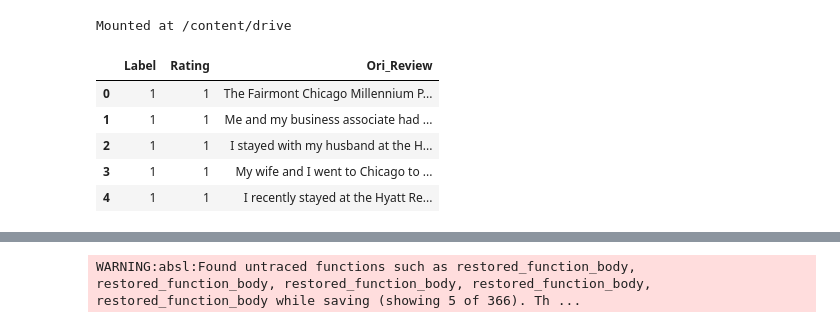
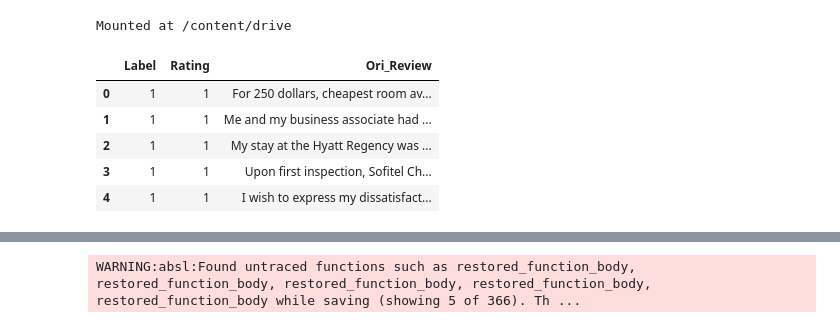
Before and after one commit to shebbar27/fake-reviews-detection, a Jupyter notebook: source/bert/bert_classifier.ipynb, the cells around one changed output, grey strips where cells are left out. Drawn from its saved outputs; the diff is of its cells as text; code cells hidden in the pictures.

```diff
--- a/source/bert/bert_classifier.ipynb
+++ b/source/bert/bert_classifier.ipynb
@@ -32,16 +32,13 @@ sys.path.append('/content/drive/My Drive/Colab Notebooks/fake-review-detection/s
 # %%
 import data_preprocessing
-import os
 
-root_dir = "/content/drive/My Drive/Colab Notebooks/fake-review-detection/data"
+root_dir = "/content/drive/My Drive/Colab Notebooks/fake-reviews-detection"
 df = data_preprocessing.import_raw_data(root_dir)
 display(df[:5])
-
-df.to_csv(os.path.join(root_dir, 'labeled-data/Chicago_Hotel_Reviews.csv'))
 # %% [output]
 |  | Label | Rating | Ori_Review |
-| 0 | 1 | 1 | The Fairmont Chicago Millennium P... |
+| 0 | 1 | 1 | For 250 dollars, cheapest room av... |
 | 1 | 1 | 1 | Me and my business associate had ... |
-| 2 | 1 | 1 | I stayed with my husband at the H... |
-| 3 | 1 | 1 | My wife and I went to Chicago to ... |
-| 4 | 1 | 1 | I recently stayed at the Hyatt Re... |
+| 2 | 1 | 1 | My stay at the Hyatt Regency was ... |
+| 3 | 1 | 1 | Upon first inspection, Sofitel Ch... |
+| 4 | 1 | 1 | I wish to express my dissatisfact... |
```
Also changed, not shown: parts of 17 cells of this notebook.
